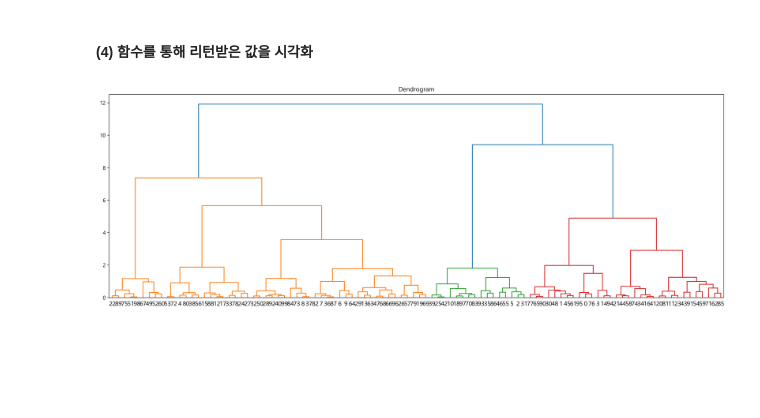
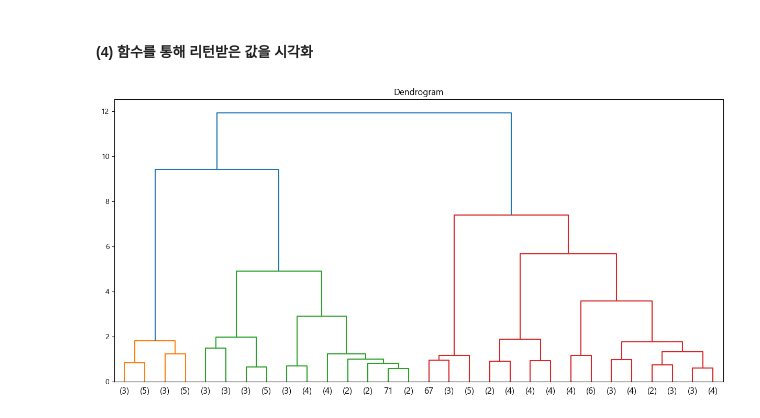
Before and after one commit to hyk2202/megait, a Jupyter notebook: megait/F. 머신러닝/02.비지도학습/(3) Hierarchical/01-계층적군집-덴드로그램.ipynb, the cells around one changed output. Drawn from its saved outputs; the diff is of its cells as text; code cells hidden in the pictures; blank space fills up the shorter version.

```diff
--- a/megait/F. 머신러닝/02.비지도학습/(3) Hierarchical/01-계층적군집-덴드로그램.ipynb
+++ b/megait/F. 머신러닝/02.비지도학습/(3) Hierarchical/01-계층적군집-덴드로그램.ipynb
@@ -99,7 +102,7 @@ plt.close()
 
 #### (1) 군집 모델 구현
 # %%
-estimator = AgglomerativeClustering(n_clusters=4,
+estimator = AgglomerativeClustering(n_clusters=4, linkage='ward',
                                     # 노드간의 거리 계산값을 도출할지 여부 (시각화를 위해서는 필수 적용)
                                     compute_distances=True)
 
@@ -155,14 +158,21 @@ def my_dandrogram_source(estimator):
 # %%
 data = my_dandrogram_source(estimator)
 
-fig = plt.figure(figsize=(21, 7), dpi=200)
+fig = plt.figure(figsize=(15, 7), dpi=100)
 ax = fig.gca()
 
-dendrogram(data, show_leaf_counts=True, ax=ax, leaf_rotation=0, leaf_font_size=12, show_contracted=True)
+dendrogram(data, ax=ax,
+           p=30,
+           truncate_mode='lastp',
+           leaf_rotation=0,
+           leaf_font_size=12,
+           count_sort='ascending',
+           distance_sort='ascending',
+           show_leaf_counts=True)
 
 ax.set_title("Dendrogram")
 
 plt.show()
 plt.close()
 # %% [output]
-[figure, old version]
+[figure, new version]
```
Also changed, not shown: parts of 2 cells of this notebook, 4 other files.
